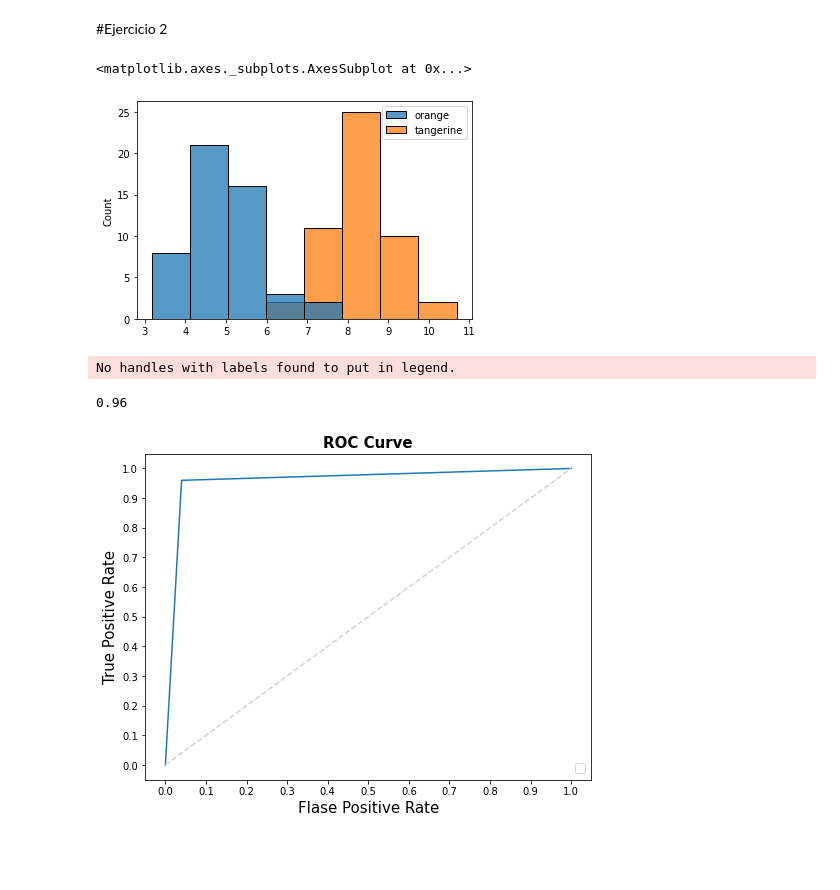
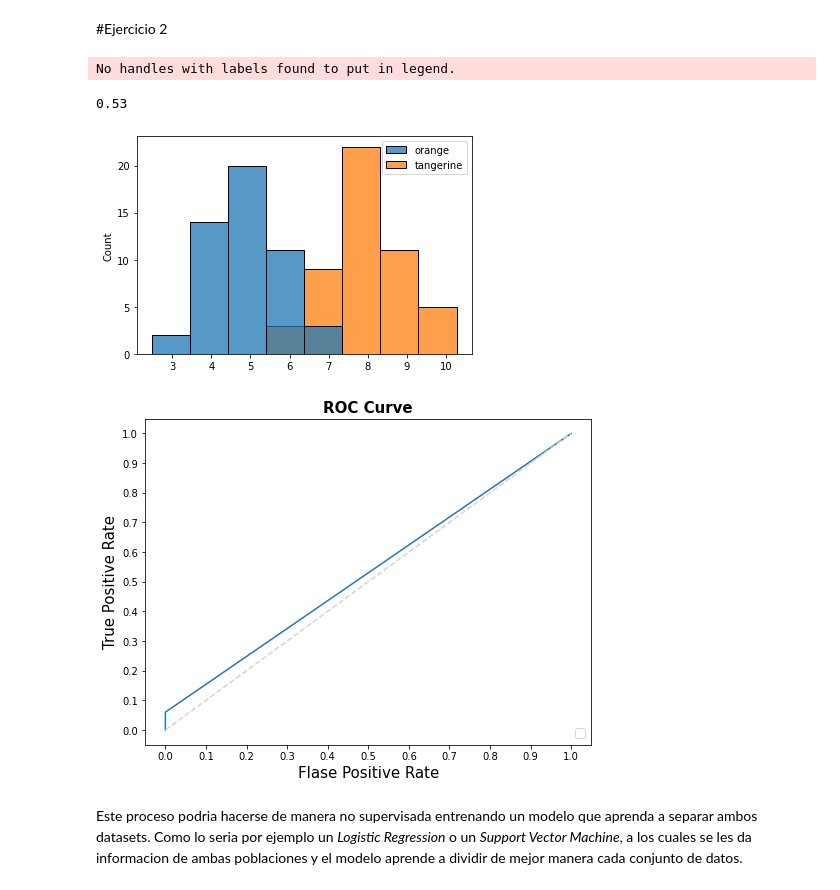
Before and after one commit to eugemoris/Aprendizaje_de_maquina, a Jupyter notebook: Practico_2.ipynb, the cells around one changed output. Cells and saved outputs as stored; diff of their text form; code cells hidden in the pictures; blank space fills up the shorter version.

```diff
--- a/Practico_2.ipynb
+++ b/Practico_2.ipynb
@@ -99,15 +99,13 @@ en este casop se puede observar como en varias variables suele dividirse las mue
 #Ejercicio 2
 # %%
 n = 50
-orange_mu = 5; orange_sd = 1
-tangerine_mu = 8; tangerine_sd = 1
-df = pd.DataFrame(dict(orange=np.random.normal(orange_mu, orange_sd, size=n),
-                       tangerine=np.random.normal(tangerine_mu, tangerine_sd, size=n)),
-                  columns=['orange', 'tangerine'])
-sns.histplot(df)
+def get_data(mu_o,std_o,mu_t,std_t):
+  orange_mu = mu_o; orange_sd = std_o
+  tangerine_mu = mu_t; tangerine_sd = std_t
+  df = pd.DataFrame(dict(orange=np.random.normal(orange_mu, orange_sd, size=n),
+                        tangerine=np.random.normal(tangerine_mu, tangerine_sd, size=n)),
+                    columns=['orange', 'tangerine'])
+  return df
-# %% [output]
-<matplotlib.axes._subplots.AxesSubplot at 0x...>
-[figure, removed]
 # %%
 def get_values(threshold):
   y_predic = []
@@ -128,33 +126,43 @@ def get_values(threshold):
   return y_true, y_predic
 # %%
 #@title ROC curve {run:"auto"}
-def plot_roc (threshold):
+def plot_roc (mu_o,std_o,mu_t,std_t,threshold):
+
+  df= get_data(mu_o,std_o,mu_t,std_t)
+  sns.histplot(df)
 
   y_true, y_predic = get_values(threshold)
   print(roc_auc_score(y_true, y_predic))
 
   fig = plt.figure(figsize=(8,6))
 
   fpr , tpr, thresholds1 = metrics.roc_curve(y_true, y_predic)
   auc1 = roc_auc_score(y_true, y_predic)
 
   plt.plot(fpr, tpr)
   plt.plot([0,1], [0,1], color='lightgray', linestyle='--')
 
   plt.xticks(np.arange(0.0, 1.1, step=0.1))
   plt.xlabel("Flase Positive Rate", fontsize=15)
 
   plt.yticks(np.arange(0.0, 1.1, step=0.1))
   plt.ylabel("True Positive Rate", fontsize=15)
 
   plt.title('ROC Curve', fontweight='bold', fontsize=15)
   plt.legend(prop={'size':13}, loc='lower right')
   plt.show()
 
+mu_orange = 6 #@param {type:"slider", min:3, max:8, step:1}
+std_orange = 2 #@param {type:"slider", min:0, max:2, step:0.1}
+mu_tangerine = 5 #@param {type:"slider", min:5, max:11, step:0.5}
+std_tangerine = 1.9 #@param {type:"slider", min:0, max:2, step:0.1}
 
-threshold = 7 #@param {type:"slider", min:3, max:11, step:0.5}
-plot_roc(threshold)
+threshold = 9.5 #@param {type:"slider", min:2, max:15, step:0.5}
+plot_roc(mu_orange, std_orange, mu_tangerine, std_tangerine,threshold)
 # %% [output]
 No handles with labels found to put in legend.
-0.96
+0.53
-[figure, old version]
+[figure, new version]
+[figure, added]
+# %% [markdown]
+Este proceso podria hacerse de manera no supervisada entrenando un modelo que aprenda a separar ambos datasets. Como lo seria por ejemplo un *Logistic Regression* o un *Support Vector Machine*, a los cuales se les da informacion de ambas poblaciones y el modelo aprende a dividir de mejor manera cada conjunto de datos.
```
